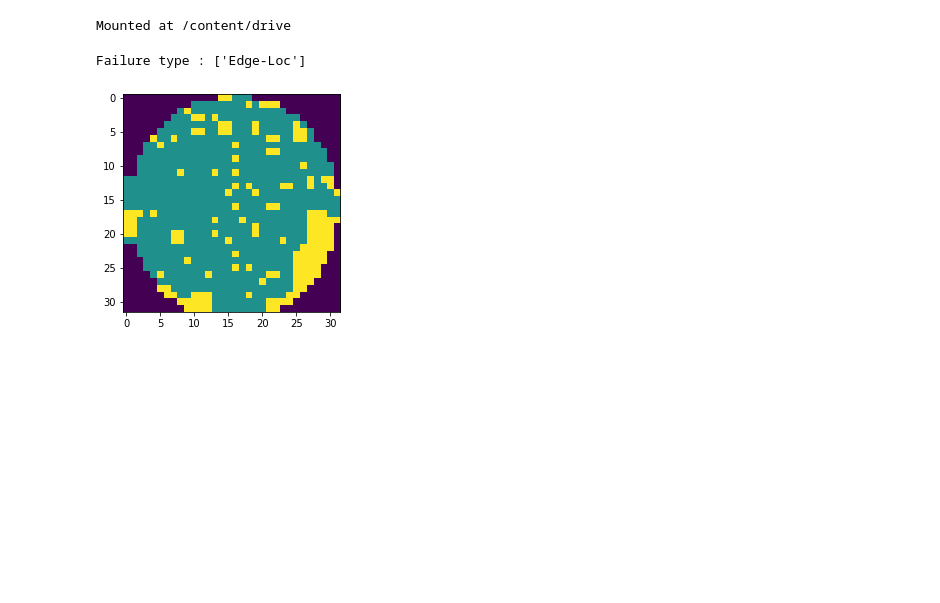
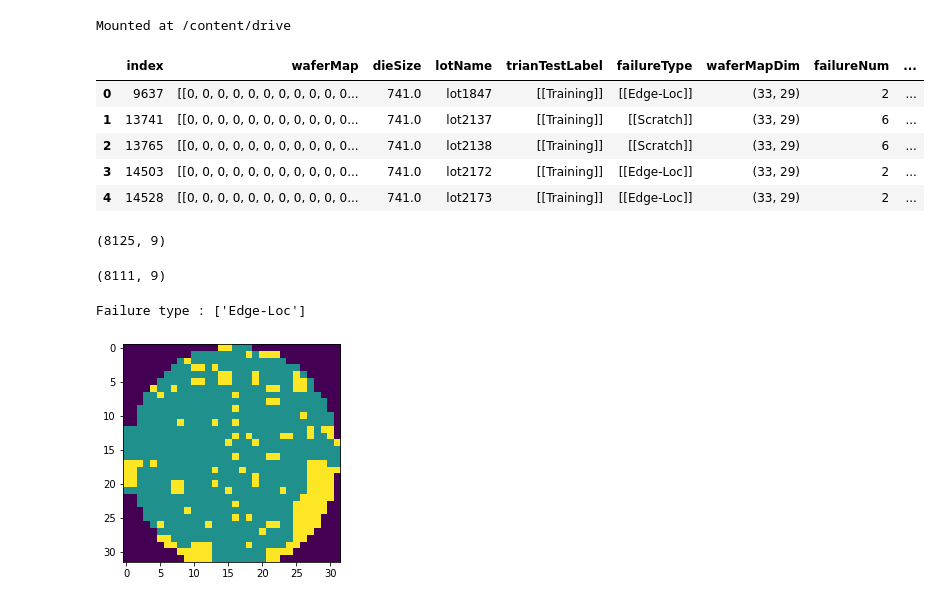
Before and after one commit to Soyeon-ErinLee/Scraps, a Jupyter notebook: Sim_3.ipynb, the cells around one changed output. Cells and saved outputs as stored; diff of their text form; code cells hidden in the pictures; blank space fills up the shorter version.

```diff
--- a/Sim_3.ipynb
+++ b/Sim_3.ipynb
@@ -43,6 +43,24 @@ from lrn import LRN
 from f1score import macro_f1score
 # %%
 sub_df = pd.read_pickle("main.pkl")
+# %%
+sub_df.head()
+# %% [output]
+|  | index | waferMap | dieSize | lotName | trianTestLabel | failureType | waferMapDim | failureNum | ... |
+| 0 | 9637 | [[0, 0, 0, 0, 0, 0, 0, 0, 0, 0, 0... | 741.0 | lot1847 | [[Training]] | [[Edge-Loc]] | (33, 29) | 2 | ... |
+| 1 | 13741 | [[0, 0, 0, 0, 0, 0, 0, 0, 0, 0, 0... | 741.0 | lot2137 | [[Training]] | [[Scratch]] | (33, 29) | 6 | ... |
+| 2 | 13765 | [[0, 0, 0, 0, 0, 0, 0, 0, 0, 0, 0... | 741.0 | lot2138 | [[Training]] | [[Scratch]] | (33, 29) | 6 | ... |
+| 3 | 14503 | [[0, 0, 0, 0, 0, 0, 0, 0, 0, 0, 0... | 741.0 | lot2172 | [[Training]] | [[Edge-Loc]] | (33, 29) | 2 | ... |
+| 4 | 14528 | [[0, 0, 0, 0, 0, 0, 0, 0, 0, 0, 0... | 741.0 | lot2173 | [[Training]] | [[Edge-Loc]] | (33, 29) | 2 | ... |
+# %%
+sub_df.shape
+# %% [output]
+(8125, 9)
+# %%
+sub_df = sub_df.loc[(sub_df['failureType'] != 'Donut') & (sub_df['failureType'] != 'Random')]
+sub_df.shape
+# %% [output]
+(8111, 9)
 # %%
 # Plotting
 sw = np.ones((1, 32, 32))
```
Also changed, not shown: parts of 38 cells of this notebook.
